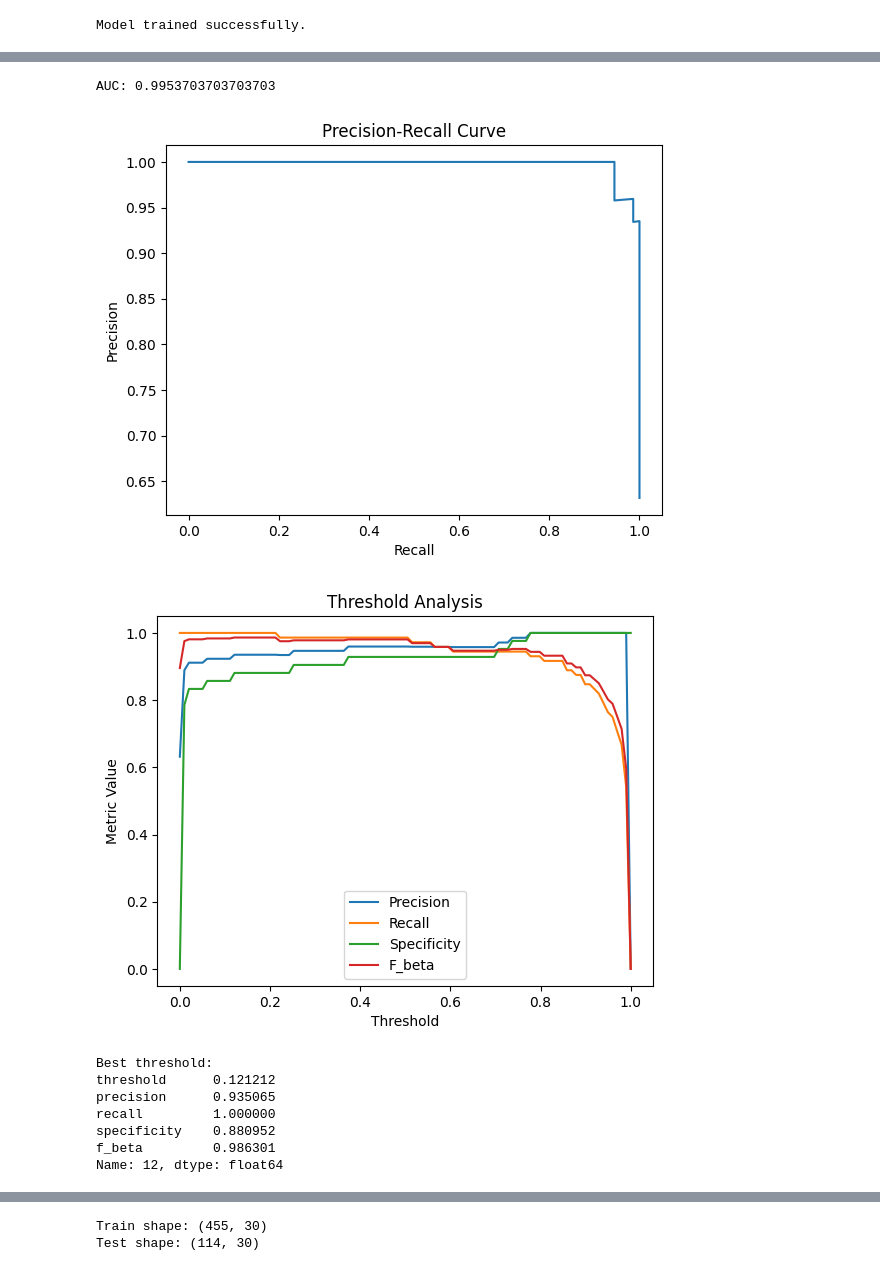
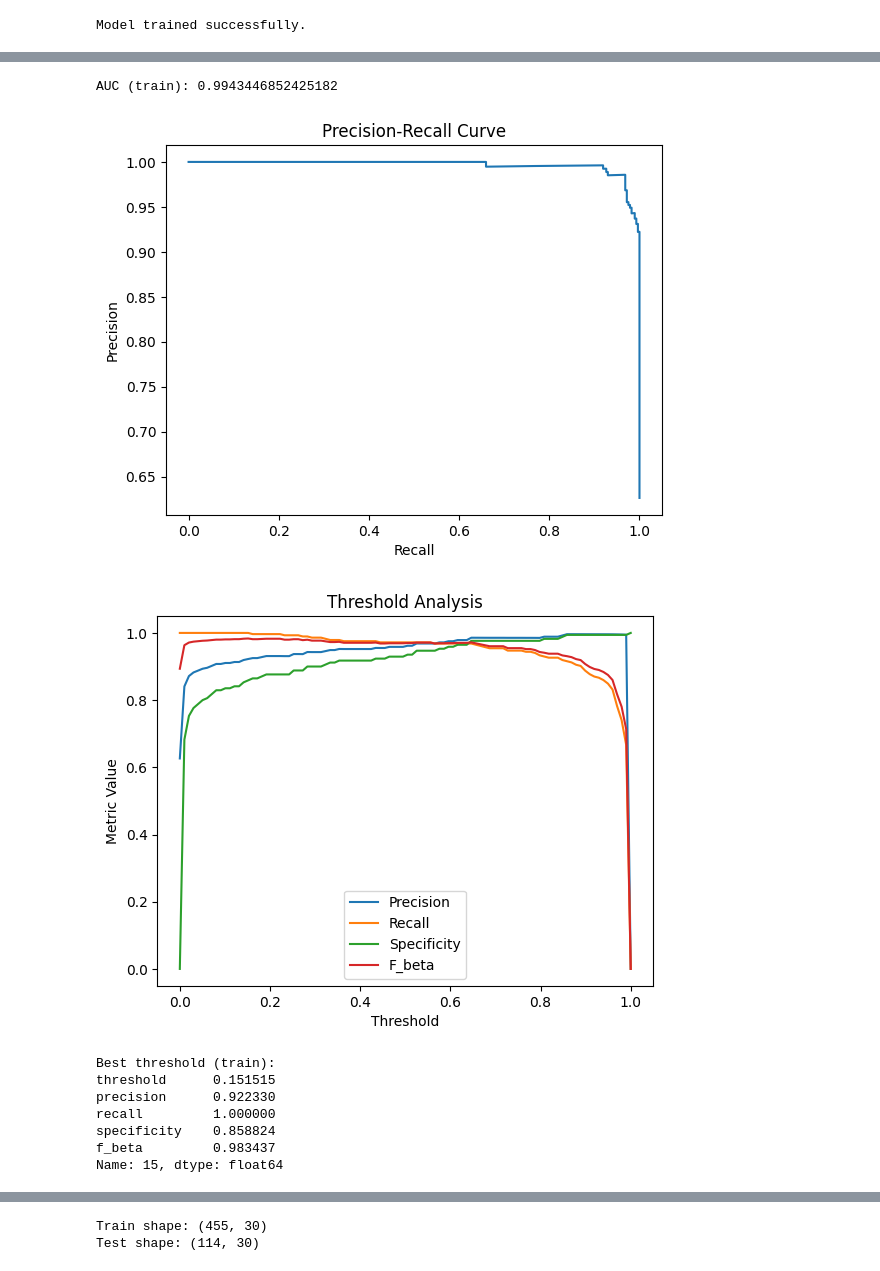
Before and after one commit to HyriT/model-evaluation-toolkit, a Jupyter notebook: demo.ipynb, the cells around one changed output, grey strips where cells are left out. Drawn from its saved outputs; the diff is of its cells as text; code cells hidden in the pictures.

Commit message:
Switch evaluation from test set to train set

```diff
--- a/demo.ipynb
+++ b/demo.ipynb
@@ -80,19 +80,21 @@ print("Model trained successfully.")
 # %% [output]
 Model trained successfully.
 # %%
-fpr, tpr, thresholds, roc_auc = evaluation.compute_roc_auc(y_test, y_proba)
+y_proba = model.predict_proba(X_train)[:, 1]
+
+fpr, tpr, thresholds, roc_auc = evaluation.compute_roc_auc(y_train, y_proba)
 evaluation.plot_roc_curve(fpr, tpr, roc_auc)
 
-print("AUC:", roc_auc)
+print("AUC (train):", roc_auc)
 
-precision_vals, recall_vals, pr_thresholds = evaluation.compute_pr_curve(y_test, y_proba)
+precision_vals, recall_vals, pr_thresholds = evaluation.compute_pr_curve(y_train, y_proba)
 evaluation.plot_pr_curve(precision_vals, recall_vals)
 
-df_metrics = evaluation.threshold_sweep(y_test, y_proba, beta=2)
+df_metrics = evaluation.threshold_sweep(y_train, y_proba, beta=2)
 evaluation.plot_threshold_curves(df_metrics)
 
 best = evaluation.find_best_threshold(df_metrics)
 
-print("Best threshold:")
+print("Best threshold (train):")
 print(best)
 # %% [output]
@@ -100,11 +102,11 @@ print(best)
-AUC: 0.9953703703703703
+AUC (train): 0.9943446852425182
-[figure, old version]
+[figure, new version]
-[figure, old version]
+[figure, new version]
-Best threshold:
-threshold      0.121212
-precision      0.935065
+Best threshold (train):
+threshold      0.151515
+precision      0.922330
 recall         1.000000
-specificity    0.880952
-f_beta         0.986301
-Name: 12, dtype: float64
+specificity    0.858824
+f_beta         0.983437
+Name: 15, dtype: float64
 # %%
```
Also changed, not shown: parts of 9 cells of this notebook.
